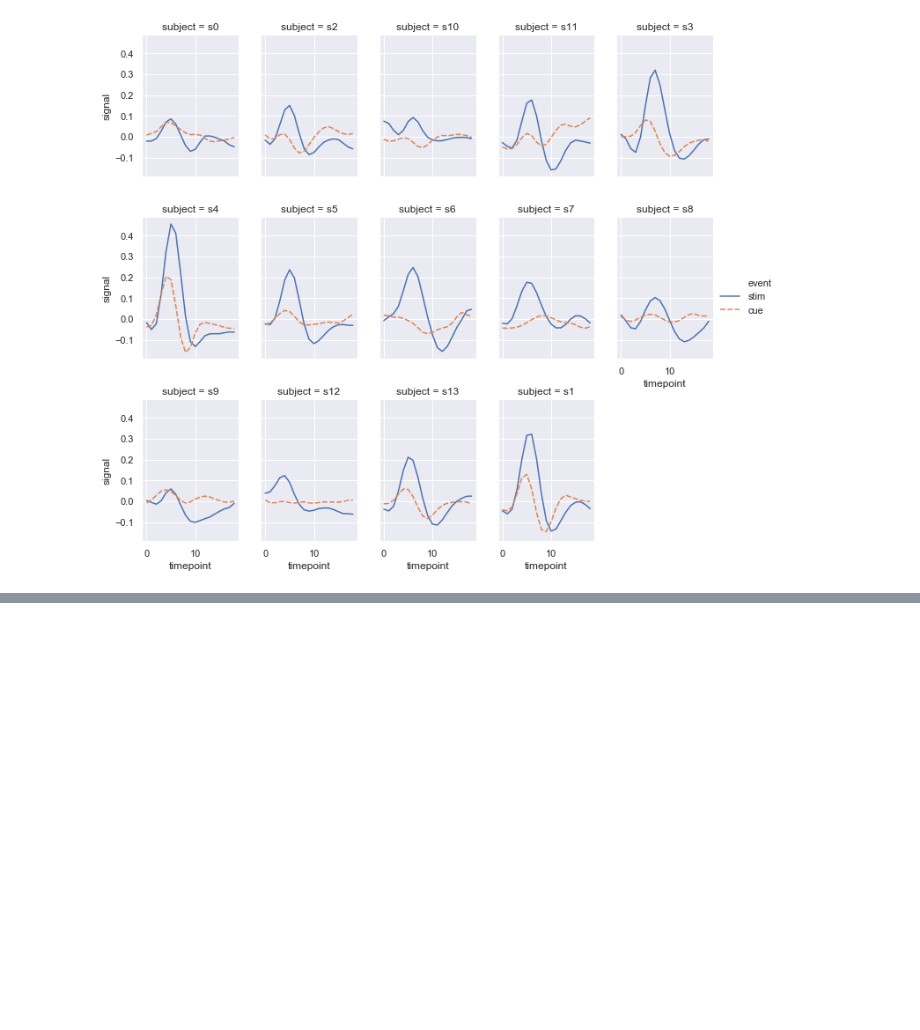
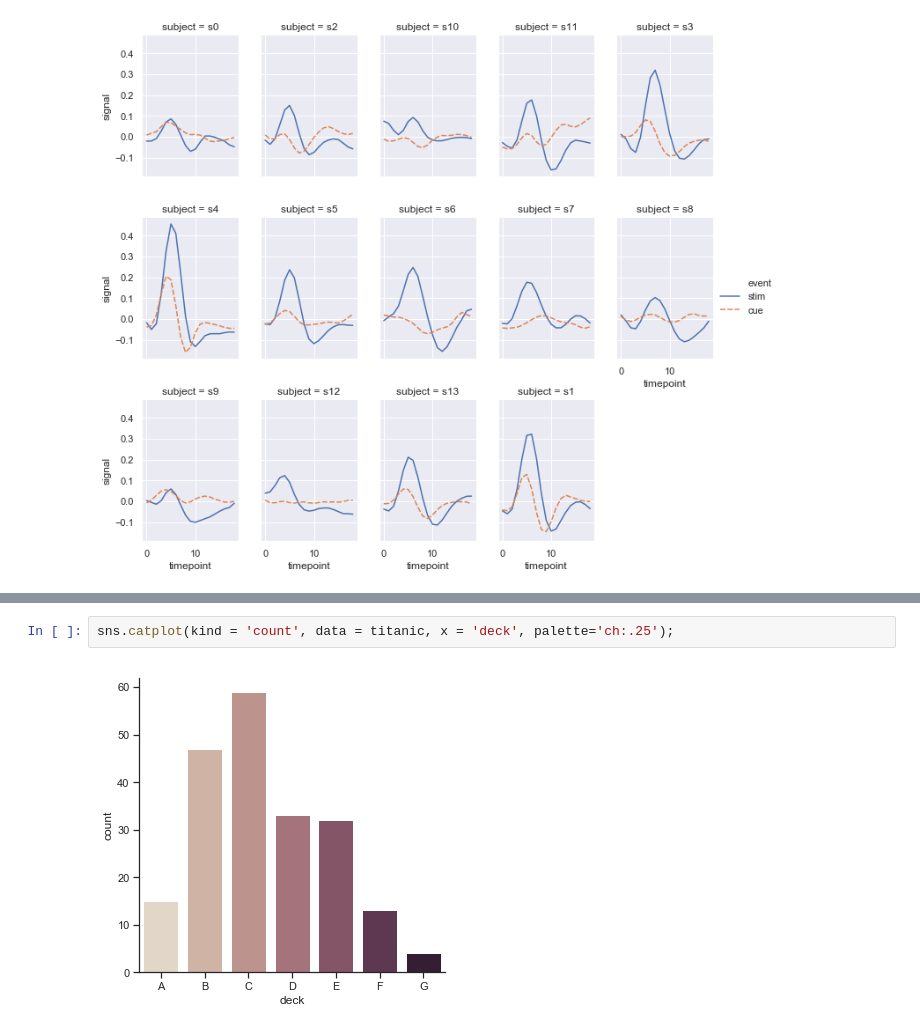
Before and after one commit to rachelpoole/Learning-material, a Jupyter notebook: Plots.ipynb, the cells around one changed output, grey strips where cells are left out. Drawn from its saved outputs; the diff is of its cells as text; blank space fills up the shorter version.

```diff
--- a/Plots.ipynb
+++ b/Plots.ipynb
@@ -180,0 +200,4 @@ sns.relplot(data = fmri.set_index('region').loc['frontal'],
+# %%
+sns.catplot(kind = 'count', data = titanic, x = 'deck', palette='ch:.25');
+# %% [output]
+[figure, added]
```
Also changed, not shown: parts of 34 cells of this notebook.
